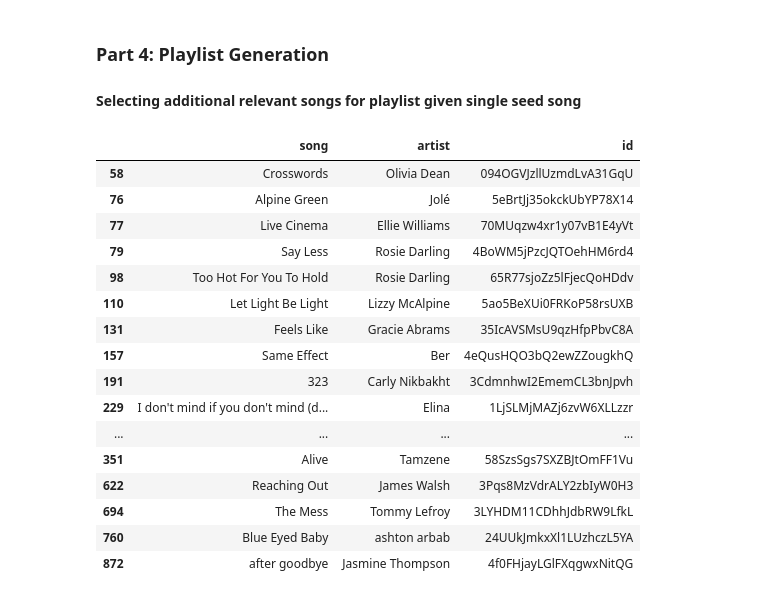
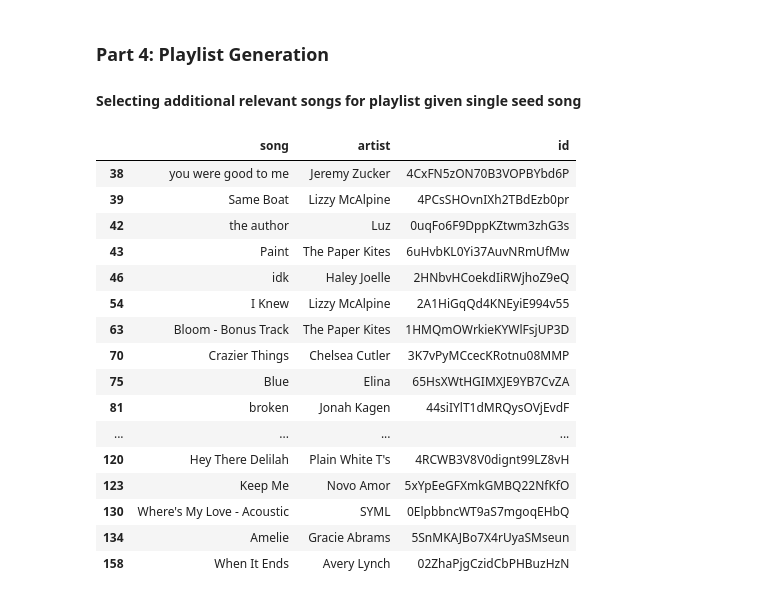
Before and after one commit to JessicaGolden/music_108, a Jupyter notebook: music_108_v01.ipynb, the cells around one changed output. Saved outputs shown, nothing was run; the diff lists cells and outputs as text; code cells hidden in the pictures.

```diff
--- a/music_108_v01.ipynb
+++ b/music_108_v01.ipynb
@@ -297,25 +272,24 @@ def get_playlist(song, cluster_type='regular'):
     # playlist['distance'] = calc_distances(song_series, playlist)
     return playlist[['song', 'artist', 'id']] # and distance
 # %%
-get_playlist('I Lived')
+# get_playlist('I Lived')
 # get_playlist('Hey It\'s Delilah')
-# get_playlist('Hey There Delilah', '3pc')
-get_playlist('after goodbye', 'pc')
+get_playlist('Hey There Delilah')
 # %% [output]
 |  | song | artist | id |
-| 58 | Crosswords | Olivia Dean | 094OGVJzllUzmdLvA31GqU |
-| 76 | Alpine Green | Jolé | 5eBrtJj35okckUbYP78X14 |
-| 77 | Live Cinema | Ellie Williams | 70MUqzw4xr1y07vB1E4yVt |
-| 79 | Say Less | Rosie Darling | 4BoWM5jPzcJQTOehHM6rd4 |
-| 98 | Too Hot For You To Hold | Rosie Darling | 65R77sjoZz5lFjecQoHDdv |
-| 110 | Let Light Be Light | Lizzy McAlpine | 5ao5BeXUi0FRKoP58rsUXB |
-| 131 | Feels Like | Gracie Abrams | 35IcAVSMsU9qzHfpPbvC8A |
-| 157 | Same Effect | Ber | 4eQusHQO3bQ2ewZZougkhQ |
-| 191 | 323 | Carly Nikbakht | 3CdmnhwI2EmemCL3bnJpvh |
-| 229 | I don't mind if you don't mind (d... | Elina | 1LjSLMjMAZj6zvW6XLLzzr |
+| 38 | you were good to me | Jeremy Zucker | 4CxFN5zON70B3VOPBYbd6P |
+| 39 | Same Boat | Lizzy McAlpine | 4PCsSHOvnIXh2TBdEzb0pr |
+| 42 | the author | Luz | 0uqFo6F9DppKZtwm3zhG3s |
+| 43 | Paint | The Paper Kites | 6uHvbKL0Yi37AuvNRmUfMw |
+| 46 | idk | Haley Joelle | 2HNbvHCoekdIiRWjhoZ9eQ |
+| 54 | I Knew | Lizzy McAlpine | 2A1HiGqQd4KNEyiE994v55 |
+| 63 | Bloom - Bonus Track | The Paper Kites | 1HMQmOWrkieKYWlFsjUP3D |
+| 70 | Crazier Things | Chelsea Cutler | 3K7vPyMCcecKRotnu08MMP |
+| 75 | Blue | Elina | 65HsXWtHGIMXJE9YB7CvZA |
+| 81 | broken | Jonah Kagen | 44siIYlT1dMRQysOVjEvdF |
 | ... | ... | ... | ... |
-| 351 | Alive | Tamzene | 58SzsSgs7SXZBJtOmFF1Vu |
-| 622 | Reaching Out | James Walsh | 3Pqs8MzVdrALY2zbIyW0H3 |
-| 694 | The Mess | Tommy Lefroy | 3LYHDM11CDhhJdbRW9LfkL |
-| 760 | Blue Eyed Baby | ashton arbab | 24UUkJmkxXl1LUzhczL5YA |
-| 872 | after goodbye | Jasmine Thompson | 4f0FHjayLGlFXqgwxNitQG |
+| 120 | Hey There Delilah | Plain White T's | 4RCWB3V8V0dignt99LZ8vH |
+| 123 | Keep Me | Novo Amor | 5xYpEeGFXmkGMBQ22NfKfO |
+| 130 | Where's My Love - Acoustic | SYML | 0ElpbbncWT9aS7mgoqEHbQ |
+| 134 | Amelie | Gracie Abrams | 5SnMKAJBo7X4rUyaSMseun |
+| 158 | When It Ends | Avery Lynch | 02ZhaPjgCzidCbPHBuzHzN |
```
Also changed, not shown: parts of 2 cells of this notebook, 3 other files.
